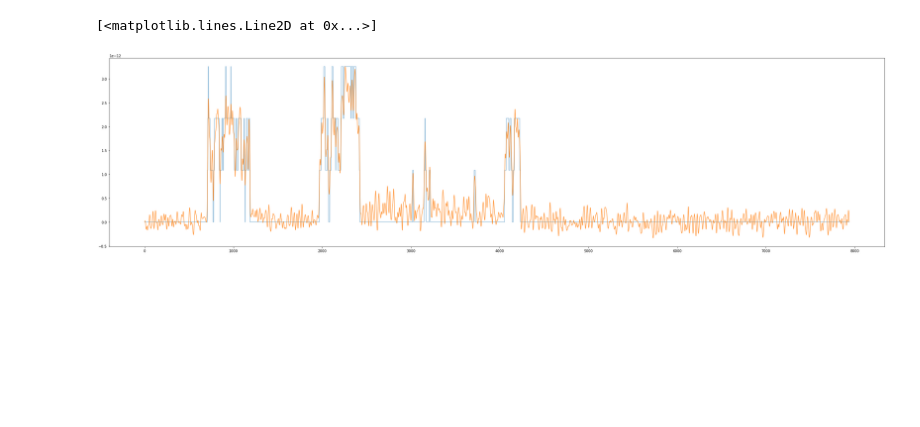
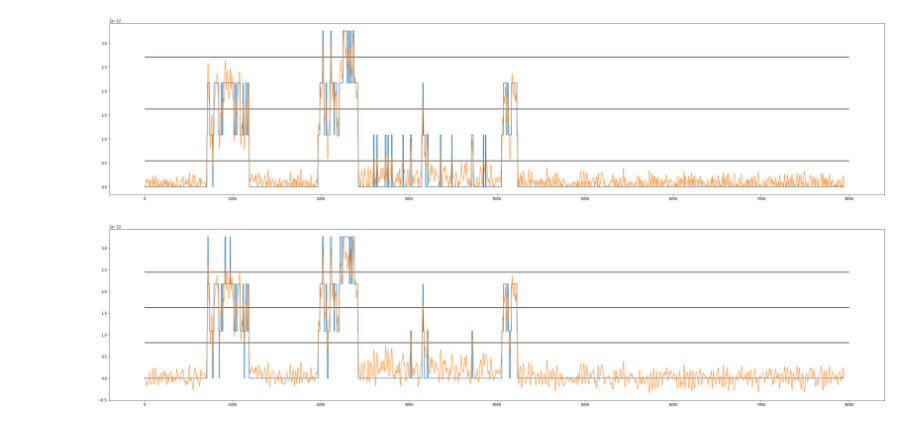
Before and after one commit to AGPlested/ASCAM, a Jupyter notebook: model.ipynb, the cells around one changed output. Drawn from its saved outputs; the diff is of its cells as text; code cells hidden in the pictures; blank space fills up the shorter version.

```diff
--- a/model.ipynb
+++ b/model.ipynb
@@ -198,13 +187,3 @@ rec.baseline_correction('raw',[0,10])
 original = rec.data['raw_BC'][0].currentTrace[10:-50]
 signal = rec.data['G1000Hz_BC'][0].currentTrace[10:-50]
 time = rec.data['G1000Hz_BC'][0].time[10:-50]
-# %%
-thetas = np.linspace(0,1,5)[:-1]*np.max(np.abs(signal))
-ideal, sm = multilevel_threshold(signal,thetas)
-# %%
-plt.figure(figsize=(40,10))
-plt.plot(ideal*sm,alpha = .5)
-plt.plot(-signal,alpha=.8)
-# %% [output]
-[<matplotlib.lines.Line2D at 0x...>]
-[figure, removed]
@@ -210,0 +202,21 @@ plt.plot(-signal,alpha=.8)
+# %%
+#threshold are halfway between the different levels
+thetas = np.array([1/6,1/2,5/6])*np.max(np.abs(signal))
+ideal, sm = multilevel_threshold(signal,thetas)
+plt.figure(figsize=(40,20))
+plt.subplot(211)
+plt.plot(ideal*sm,alpha = 1)
+plt.plot(np.abs(signal),alpha=.8)
+for t in thetas:
+    plt.hlines(t,0,8e3)
+
+#thresholds are linearly spaced starting at 0, this is not how they are meant to be but looks quite good so it'll stay here for a bit
+thetas = np.linspace(0,1,5)[1:-1]*np.max(np.abs(signal))
+ideal, sm = tc(signal,thetas)
+plt.subplot(212)
+plt.plot(ideal*sm,alpha = 1)
+plt.plot(-signal,alpha=.8)
+for t in thetas:
+    plt.hlines(t,0,8e3)
+# %% [output]
+[figure, added]
```
Also changed, not shown: parts of 14 cells of this notebook.
